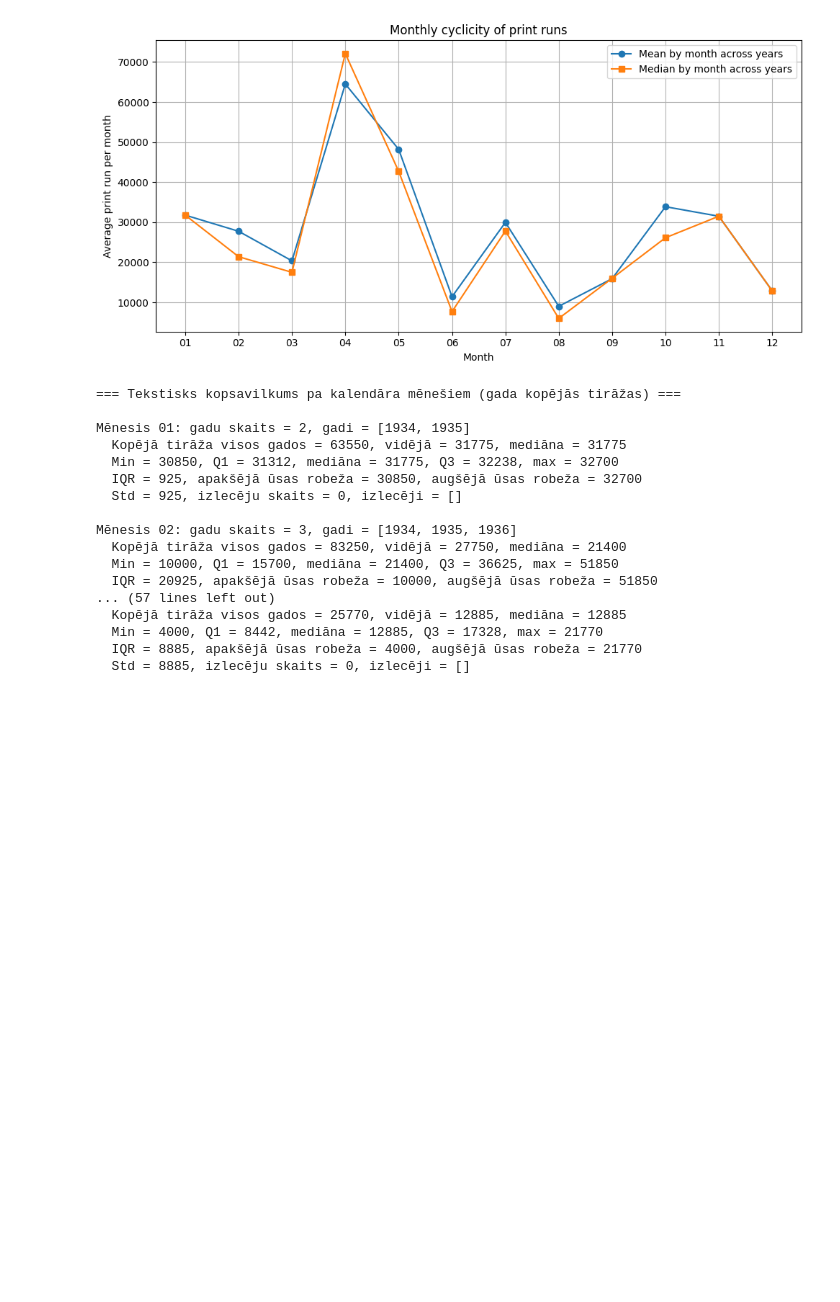
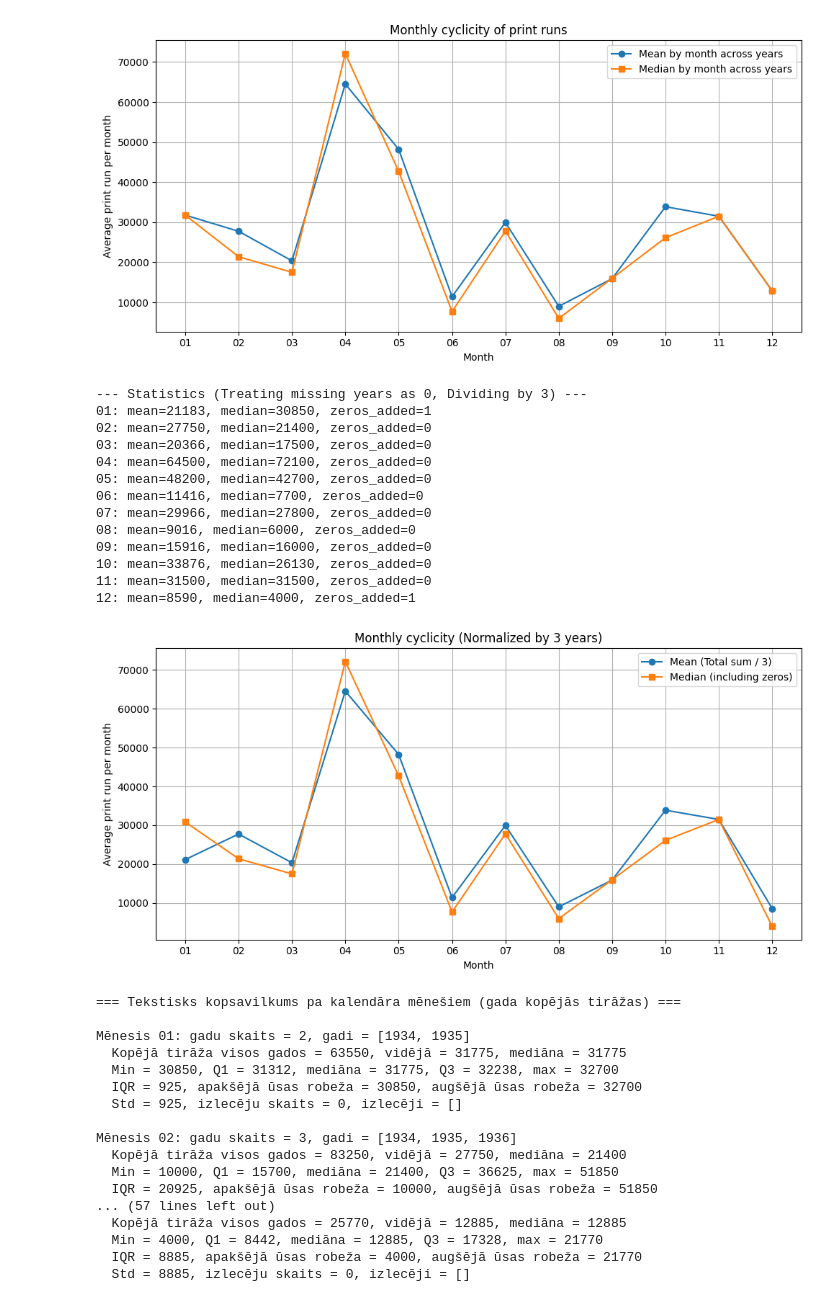
Before and after one commit to Vladusty/latvian-communist-leaflet-corpus-1934-1940, a Jupyter notebook: notebooks/leaflet_print_run_analysis_notebook/leaflet_print_run_analysis_1934_1936.ipynb, the cells around one changed output. Saved outputs shown, nothing was run; the diff lists cells and outputs as text; code cells hidden in the pictures; blank space fills up the shorter version.

Commit message:
Add monthly cyclicity graph normalized by 3 years

```diff
--- a/notebooks/leaflet_print_run_analysis_notebook/leaflet_print_run_analysis_1934_1936.ipynb
+++ b/notebooks/leaflet_print_run_analysis_notebook/leaflet_print_run_analysis_1934_1936.ipynb
@@ -363,6 +363,73 @@ plt.show()
 11: mean=31500, median=31500, vals=[46000, 17000, 31500]
 12: mean=12885, median=12885, vals=[21770, 4000]
 [figure]
+# %%
+#@title 14) Aggregate with Zeros for Missing Years
+import numpy as np
+import matplotlib.pyplot as plt
+from collections import defaultdict
+
+TOTAL_YEARS = 3
+
+month_year_avg = defaultdict(list)
+
+for ym, vals in monthly_values.items():
+    y, m = ym.split('-')
+    month_year_avg[m].append(sum(vals))
+
+# --- Statistical Output & Preparation ---
+print(f"--- Statistics (Treating missing years as 0, Dividing by {TOTAL_YEARS}) ---")
+
+all_months = [f"{i:02d}" for i in range(1, 13)]
+means = []
+medians = []
+
+for m in all_months:
+    vals = month_year_avg.get(m, [])
+
+    missing_count = TOTAL_YEARS - len(vals)
+    if missing_count > 0:
+        vals.extend([0] * missing_count)
+
+    mean_val = sum(vals) / TOTAL_YEARS
+    median_val = np.median(vals)
+
+    means.append(mean_val)
+    medians.append(median_val)
+
+    print(f"{m}: mean={int(mean_val)}, median={int(median_val)}, zeros_added={missing_count}")
+
+# --- Data Visualization ---
+
+plt.figure(figsize=(10, 5))
+x = np.arange(len(all_months))
+
+plt.plot(x, means, marker='o', label=f'Mean (Total sum / {TOTAL_YEARS})')
+plt.plot(x, medians, marker='s', label='Median (including zeros)')
+
+plt.xticks(x, all_months)
+plt.xlabel('Month')
+plt.ylabel('Average print run per month')
+plt.title(f'Monthly cyclicity (Normalized by {TOTAL_YEARS} years)')
+plt.legend()
+plt.grid(True)
+plt.tight_layout()
+plt.show()
+# %% [output]
+--- Statistics (Treating missing years as 0, Dividing by 3) ---
+01: mean=21183, median=30850, zeros_added=1
+02: mean=27750, median=21400, zeros_added=0
+03: mean=20366, median=17500, zeros_added=0
+04: mean=64500, median=72100, zeros_added=0
+05: mean=48200, median=42700, zeros_added=0
+06: mean=11416, median=7700, zeros_added=0
+07: mean=29966, median=27800, zeros_added=0
+08: mean=9016, median=6000, zeros_added=0
+09: mean=15916, median=16000, zeros_added=0
+10: mean=33876, median=26130, zeros_added=0
+11: mean=31500, median=31500, zeros_added=0
+12: mean=8590, median=4000, zeros_added=1
+[figure, added]
 # %%
 #@title 15) Boxplotu grafiki + mēnešu tekstiskais kopsavilkums (Tjūkija noteikumi)
 
```
Also changed, not shown: parts of 1 cell of this notebook.
